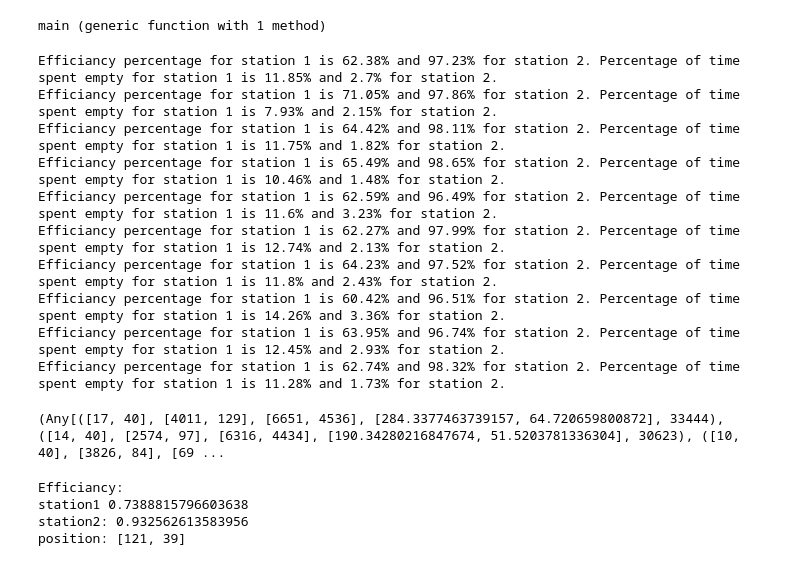
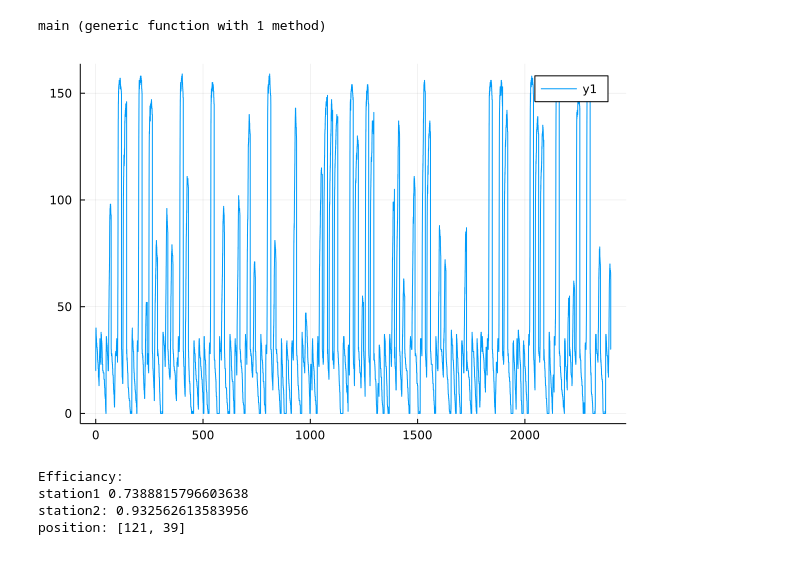
Before and after one commit to Fiehn/Decisions-42586-, a Jupyter notebook: Projekt/Simulation attempt.ipynb, the cells around one changed output. Saved outputs shown, nothing was run; the diff lists cells and outputs as text; code cells hidden in the pictures.

```diff
--- a/Projekt/Simulation attempt.ipynb
+++ b/Projekt/Simulation attempt.ipynb
@@ -214,6 +214,11 @@ end
 rebalancing (generic function with 1 method)
 # %%
 function sim(days_to_run::Int64,initial_n_cars::Vector{Int64}, rebal::Balance, env::Environment)
+    ###########
+    # For Graphs of vehicles
+    graph_st1 = []
+    graph_st2 = []
+    time = []
 
     ###########
     # Initial Misc
@@ -223,7 +228,7 @@ function sim(days_to_run::Int64,initial_n_cars::Vector{Int64}, rebal::Balance, e
 
     ###########
     # arrival and travel rates
-    insert_and_sort!(e,(0.0,"time_change")) # THIS NEEDS TO BE FIXED!!!!!!!!
+    insert_and_sort!(e,(0.0,"time_change"))
     global k = 1
     global day = 0
 
@@ -257,6 +262,9 @@ function sim(days_to_run::Int64,initial_n_cars::Vector{Int64}, rebal::Balance, e
         else
             throw(ErrorException("Issue in the event type!"))
         end
+        push!(graph_st1,stat.n_cars[1])
+        push!(graph_st2,stat.n_cars[2])
+        push!(time,e[1][1])
         runs += 1 # Checks the amount of events
     end
 
@@ -267,7 +275,7 @@ function sim(days_to_run::Int64,initial_n_cars::Vector{Int64}, rebal::Balance, e
         stat.empty_time[2] += e[1][1]
     end
 
-    return stat.n_cars,stat.un_fullfilled,stat.fullfilled,stat.empty_time,runs
+    return stat.n_cars,stat.un_fullfilled,stat.fullfilled,stat.empty_time,runs,graph_st1,graph_st2,time
 end
 # %% [output]
 sim (generic function with 1 method)
@@ -299,45 +307,44 @@ function main(initial_n_cars::Vector{Int64},days_to_run::Int64,n_of_runs::Int64,
         # printstyled(round(efficiancy_emptytime[2]*100,digits=2),"%"; color=:blue)
         # println(" for station 2.")
 
-        efficiancy = [efficiancy; [efficiancy_fullfilled]]
+        if n_of_runs == 1
+            global out = [a[6],a[7],a[8]]
+        end
+
+        efficiancy_cars = [efficiancy_cars; [efficiancy_fullfilled]]
+        efficiancy_empty = [efficiancy_empty; [efficiancy_emptytime]]
     end
 
-    return overview, efficiancy
+    return efficiancy_empty, efficiancy_cars
 end
 # %% [output]
 main (generic function with 1 method)
 # %%
 ########### User manual ############
 ##### Inputs: main(1,2,3,4)
 # 1: [initial cars at station 1, initial cars at station 2] (Int,Int)
 # 2: days to run each simulation (Int)
 # 3: Amount simulations to run (Int)
 # 4: ( [(Desired amount at station 1 for first reblance, station 2 at first rebalance), (station 1 at second, station 2 at second), ..., (station 1 at n rebalance, station 2 at n)], [time of first rebalance, ..., time at n event] ) (Tuple(Int,Int),Float)
 
 
 # rebal = Balance([(60,60),(60,60)],[0.0,12.0])
 # env = Environment()
 
-# sim(20,[60,60],rebal,env)
+# sim(20,[80,80],rebal,env)
 
 
 # main([50,50],100,20,([(90,10),(60,40)],[6.5,13.5]))
-main([100,20],100,10,([(80,40)],[0.0]))
+main([140,20],100,1,([(121,30)],[0.0]))
 
 # Der er for mange unfullfilled for station 1
 # Empty time for station 2 er for høj relativt til station 1
+
+
+
+plot(out[3],out[2],linetype=:steppost)
 # %% [output]
-Efficiancy percentage for station 1 is 62.38% and 97.23% for station 2. Percentage of time spent empty for station 1 is 11.85% and 2.7% for station 2.
-Efficiancy percentage for station 1 is 71.05% and 97.86% for station 2. Percentage of time spent empty for station 1 is 7.93% and 2.15% for station 2.
-Efficiancy percentage for station 1 is 64.42% and 98.11% for station 2. Percentage of time spent empty for station 1 is 11.75% and 1.82% for station 2.
-Efficiancy percentage for station 1 is 65.49% and 98.65% for station 2. Percentage of time spent empty for station 1 is 10.46% and 1.48% for station 2.
-Efficiancy percentage for station 1 is 62.59% and 96.49% for station 2. Percentage of time spent empty for station 1 is 11.6% and 3.23% for station 2.
-Efficiancy percentage for station 1 is 62.27% and 97.99% for station 2. Percentage of time spent empty for station 1 is 12.74% and 2.13% for station 2.
-Efficiancy percentage for station 1 is 64.23% and 97.52% for station 2. Percentage of time spent empty for station 1 is 11.8% and 2.43% for station 2.
-Efficiancy percentage for station 1 is 60.42% and 96.51% for station 2. Percentage of time spent empty for station 1 is 14.26% and 3.36% for station 2.
-Efficiancy percentage for station 1 is 63.95% and 96.74% for station 2. Percentage of time spent empty for station 1 is 12.45% and 2.93% for station 2.
-Efficiancy percentage for station 1 is 62.74% and 98.32% for station 2. Percentage of time spent empty for station 1 is 11.28% and 1.73% for station 2.
-(Any[([17, 40], [4011, 129], [6651, 4536], [284.3377463739157, 64.720659800872], 33444), ([14, 40], [2574, 97], [6316, 4434], [190.34280216847674, 51.5203781336304], 30623), ([10, 40], [3826, 84], [69 ...
+[figure, added]
 # %%
 # Tjekker start distribution, virker som om den er stortset irrelevant
 
```
Also changed, not shown: parts of 1 cell of this notebook, 1 other file.
